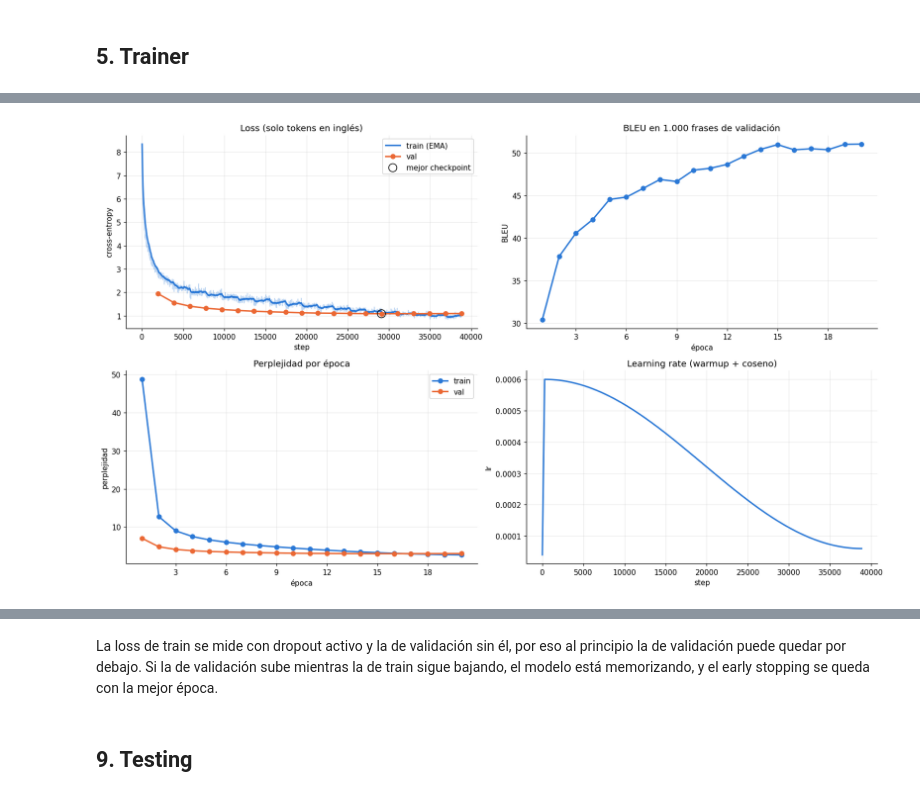
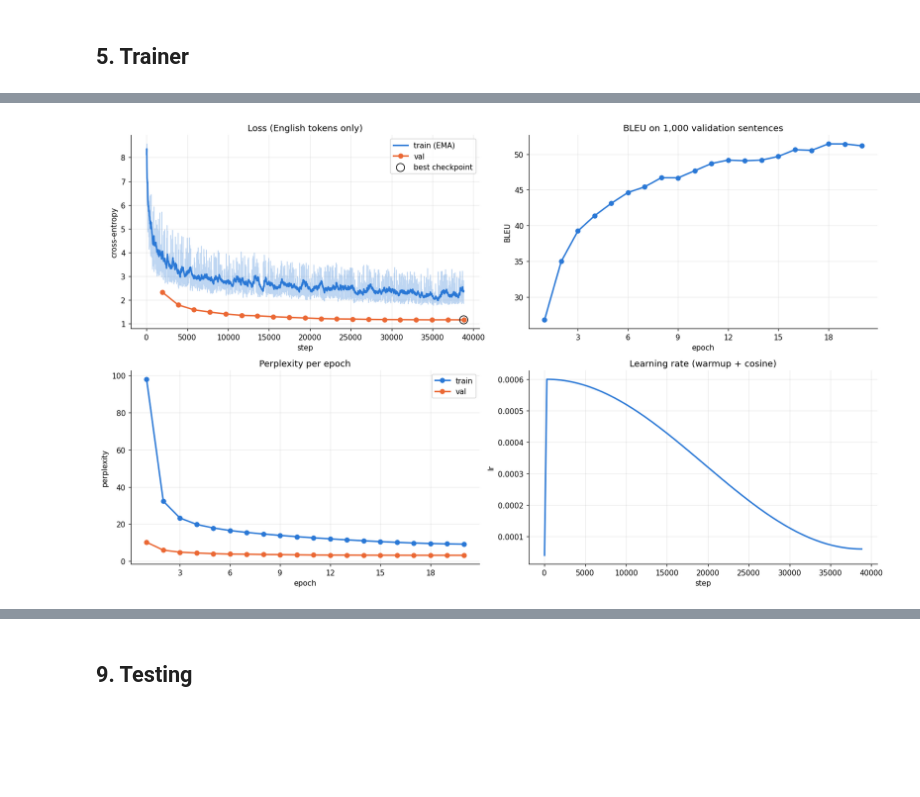
Before and after one commit to iesusdavila/spanish_to_english_gpt, a Jupyter notebook: spanish_to_english_my_gpt.ipynb, the cells around one changed output, grey strips where cells are left out. Drawn from its saved outputs; the diff is of its cells as text; code cells hidden in the pictures; blank space fills up the shorter version.

```diff
--- a/spanish_to_english_my_gpt.ipynb
+++ b/spanish_to_english_my_gpt.ipynb
@@ -675,9 +703,8 @@ class TrainConfig:
     weight_decay: float = 0.1
     betas: tuple = (0.9, 0.95)
     grad_norm_clip: float = 1.0
-    patience: int = 5
+    patience: int = 3
     log_interval: int = 20
-
 
 class Trainer:
     def __init__(self, model, config, train_ds, val_ds, n_gpus):
@@ -687,9 +714,10 @@ class Trainer:
         self.optimizer = model.configure_optimizers(config)
         self.use_amp = DEVICE.type == "cuda"
         self.scaler = torch.amp.GradScaler("cuda", enabled=self.use_amp)
-        loader_args = dict(batch_size=config.batch_size, num_workers=2, pin_memory=self.use_amp)
-        self.train_loader = DataLoader(train_ds, shuffle=True, drop_last=True, collate_fn=train_ds.collate, **loader_args)
-        self.val_loader = DataLoader(val_ds, collate_fn=val_ds.collate, **loader_args)
+        self.train_loader = DataLoader(train_ds, batch_sampler=LengthBucketSampler(train_ds.lengths, config.batch_size, shuffle=True),
+                                       collate_fn=train_ds.collate, num_workers=2, pin_memory=self.use_amp, persistent_workers=True)
+        self.val_loader = DataLoader(val_ds, batch_sampler=LengthBucketSampler(val_ds.lengths, config.batch_size, shuffle=False),
+                                     collate_fn=val_ds.collate, num_workers=2, pin_memory=self.use_amp)
         self.total_steps = len(self.train_loader) * config.max_epochs
         self.step = 0
         self.history = {"steps": [], "epochs": []}
@@ -715,7 +743,7 @@ class Trainer:
         self.scaler.step(self.optimizer)
         self.scaler.update()
         self.step += 1
-        return loss.item(), grad_norm.item(), lr
+        return loss.detach(), grad_norm.detach(), lr
 
     @torch.no_grad()
     def evaluate(self):
@@ -748,13 +776,14 @@ class Trainer:
         best_loss, best_state, bad_epochs = float("inf"), None, 0
         for epoch in range(1, self.config.max_epochs + 1):
             self.net.train()
-            start, epoch_losses = time.time(), []
-            for x, y in self.train_loader:
+            start = time.time()
+            epoch_loss = torch.zeros((), device=DEVICE)
+            for i, (x, y) in enumerate(self.train_loader, start=1):
                 loss, grad_norm, lr = self.train_step(x, y)
-                epoch_losses.append(loss)
+                epoch_loss += loss
                 if self.step % self.config.log_interval == 0:
-                    self.history["steps"].append(dict(step=self.step, loss=loss, grad_norm=grad_norm, lr=lr))
-            record = dict(epoch=epoch, step=self.step, train_loss=float(np.mean(epoch_losses)), val_loss=self.evaluate(),
+                    self.history["steps"].append(dict(step=self.step, loss=loss.item(), grad_norm=grad_norm.item(), lr=lr))
+            record = dict(epoch=epoch, step=self.step, train_loss=(epoch_loss / i).item(), val_loss=self.evaluate(),
                           time_sec=time.time() - start)
             record.update(on_epoch_end(self) if on_epoch_end else {})
             improved = record["val_loss"] < best_loss
@@ -769,12 +798,12 @@ class Trainer:
             print(f"epoch {epoch:2d} | train {record['train_loss']:.4f} | val {record['val_loss']:.4f} | {extra} | "
                   f"{record['time_sec']:.0f}s{' | best' if improved else ''}")
             if bad_epochs >= self.config.patience:
-                print(f"early stopping: {self.config.patience} épocas sin mejorar la val loss")
+                print(f"early stopping: {self.config.patience} epochs without improving the validation loss")
                 break
         self.model.load_state_dict(best_state)
         return self.history
 
 
 train_config = TrainConfig()
-pd.Series(asdict(train_config), name="valor", dtype=object).to_frame()
+pd.Series(asdict(train_config), name="value", dtype=object).to_frame()
 # %% [output]
@@ -859,11 +854,11 @@ val_sample = splits["val"].sample(1000, random_state=SEED)
 # %%
 torch.manual_seed(SEED)
 model = GPT(model_config)
-trainer = Trainer(model, train_config, datasets["train"], datasets["val"], USE_GPUS)
+trainer = Trainer(model, train_config, datasets["train"], datasets["val"], N_GPUS)
 translator = Translator(model, tokenizer)
 
-print(f"GPUs: {USE_GPUS} | steps por época: {len(trainer.train_loader)} | batch: {train_config.batch_size}")
 start = time.time()
 history = trainer.fit(on_epoch_end=lambda t: {"val_bleu": translator.score(val_sample)["bleu"]})
-print(f"tiempo total: {(time.time() - start) / 60:.1f} min")
+train_minutes = (time.time() - start) / 60
+print(f"total time: {train_minutes:.1f} min")
 # %% [output]
@@ -911,34 +906,34 @@ epochs.round(4)
 # %%
 best = epochs.loc[epochs["val_loss"].idxmin()]
 fig, axes = plt.subplots(2, 2, figsize=(15, 9))
 
 ax = axes[0, 0]
 ax.plot(steps["step"], steps["loss"], color=PALETTE[0], alpha=0.3, linewidth=1)
 ax.plot(steps["step"], steps["loss"].ewm(span=20).mean(), color=PALETTE[0], label="train (EMA)")
 ax.plot(epochs["step"], epochs["val_loss"], color=PALETTE[1], marker="o", label="val")
-ax.scatter([best["step"]], [best["val_loss"]], s=120, facecolors="none", edgecolors="black", zorder=3, label="mejor checkpoint")
-ax.set(title="Loss (solo tokens en inglés)", xlabel="step", ylabel="cross-entropy")
+ax.scatter([best["step"]], [best["val_loss"]], s=120, facecolors="none", edgecolors="black", zorder=3, label="best checkpoint")
+ax.set(title="Loss (English tokens only)", xlabel="step", ylabel="cross-entropy")
 ax.legend()
 
 ax = axes[0, 1]
 ax.plot(epochs["epoch"], epochs["val_bleu"], color=PALETTE[0], marker="o")
-ax.set(title="BLEU en 1.000 frases de validación", xlabel="época", ylabel="BLEU")
+ax.set(title="BLEU on 1,000 validation sentences", xlabel="epoch", ylabel="BLEU")
 ax.xaxis.set_major_locator(MaxNLocator(integer=True))
 
 ax = axes[1, 0]
 ax.plot(epochs["epoch"], epochs["train_ppl"], color=PALETTE[0], marker="o", label="train")
 ax.plot(epochs["epoch"], epochs["val_ppl"], color=PALETTE[1], marker="o", label="val")
-ax.set(title="Perplejidad por época", xlabel="época", ylabel="perplejidad")
+ax.set(title="Perplexity per epoch", xlabel="epoch", ylabel="perplexity")
 ax.xaxis.set_major_locator(MaxNLocator(integer=True))
 ax.legend()
 
 ax = axes[1, 1]
 ax.plot(steps["step"], steps["lr"], color=PALETTE[0])
-ax.set(title="Learning rate (warmup + coseno)", xlabel="step", ylabel="lr")
+ax.set(title="Learning rate (warmup + cosine)", xlabel="step", ylabel="lr")
 
 fig.tight_layout()
 plt.show()
 
-print(f"mejor época: {int(best['epoch'])} | val loss {best['val_loss']:.4f} | val BLEU {best['val_bleu']:.2f}")
+print(f"best epoch: {int(best['epoch'])} | val loss {best['val_loss']:.4f} | val BLEU {best['val_bleu']:.2f}")
 # %% [output]
-[figure, old version]
+[figure, new version]
@@ -946,5 +941,3 @@ mejor época: 15 | val loss 1.0857 | val BLEU 50.95
-# %% [markdown]
-La loss de train se mide con dropout activo y la de validación sin él, por eso al principio la de validación puede quedar por debajo. Si la de validación sube mientras la de train sigue bajando, el modelo está memorizando, y el early stopping se queda con la mejor época.
 # %% [markdown]
 ## 9. Testing
 # %%
```
Also changed, not shown: parts of 64 cells of this notebook.
